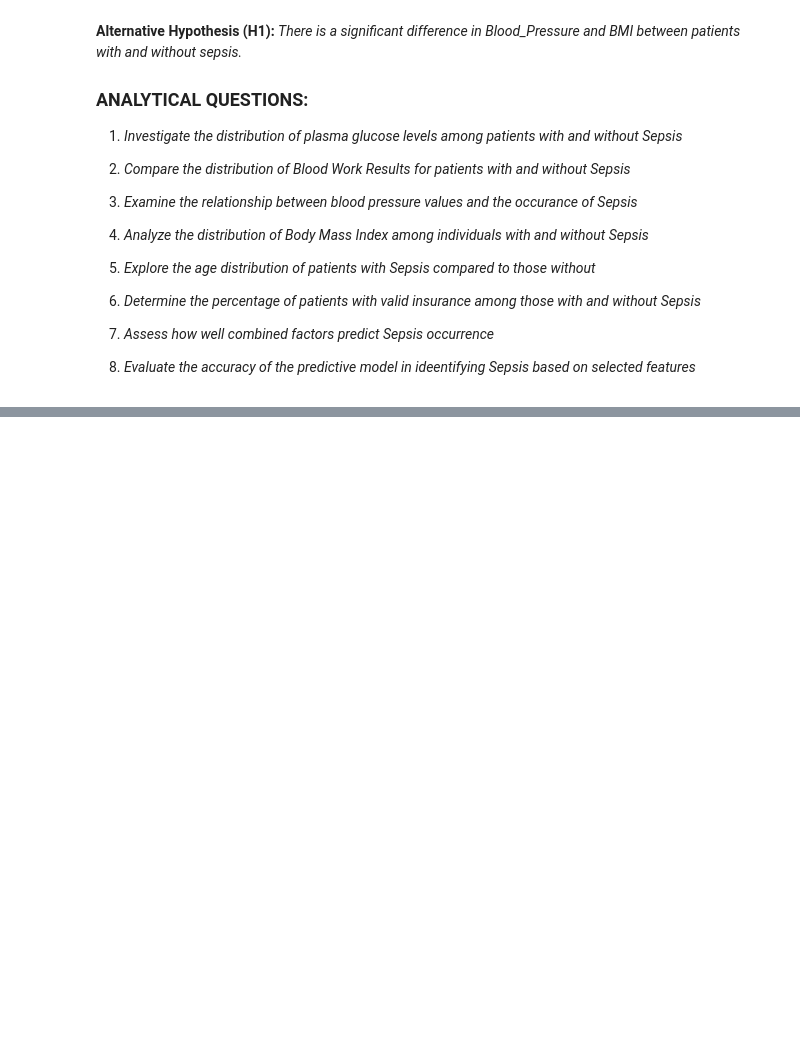
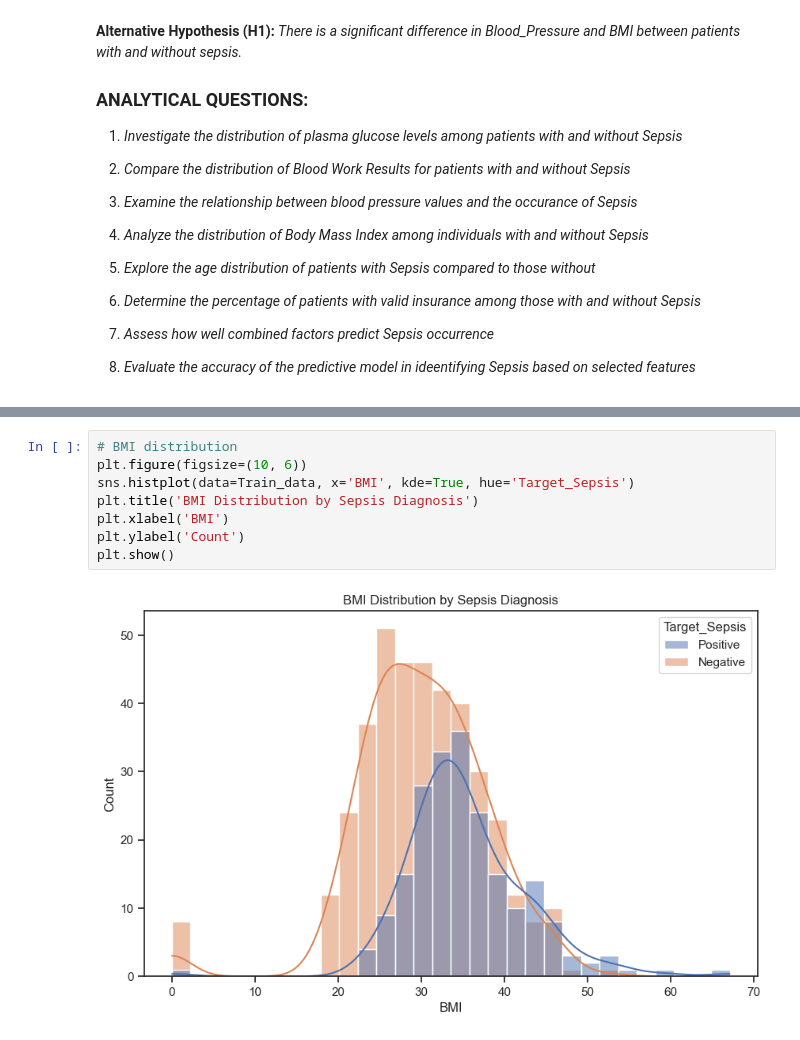
Before and after one commit to Baakwa/ML-API-with-FASTAPI, a Jupyter notebook: API_notebook.ipynb, the cells around one changed output, grey strips where cells are left out. Drawn from its saved outputs; the diff is of its cells as text; blank space fills up the shorter version.

```diff
--- a/API_notebook.ipynb
+++ b/API_notebook.ipynb
@@ -64,0 +366,10 @@ Sepsis: Positive: if a patient in ICU will develop a sepsis , and Negative: othe
+# %%
+# BMI distribution
+plt.figure(figsize=(10, 6))
+sns.histplot(data=Train_data, x='BMI', kde=True, hue='Target_Sepsis')
+plt.title('BMI Distribution by Sepsis Diagnosis')
+plt.xlabel('BMI')
+plt.ylabel('Count')
+plt.show()
+# %% [output]
+[figure, added]
```
Also changed, not shown: parts of 86 cells of this notebook, 5 other files.
